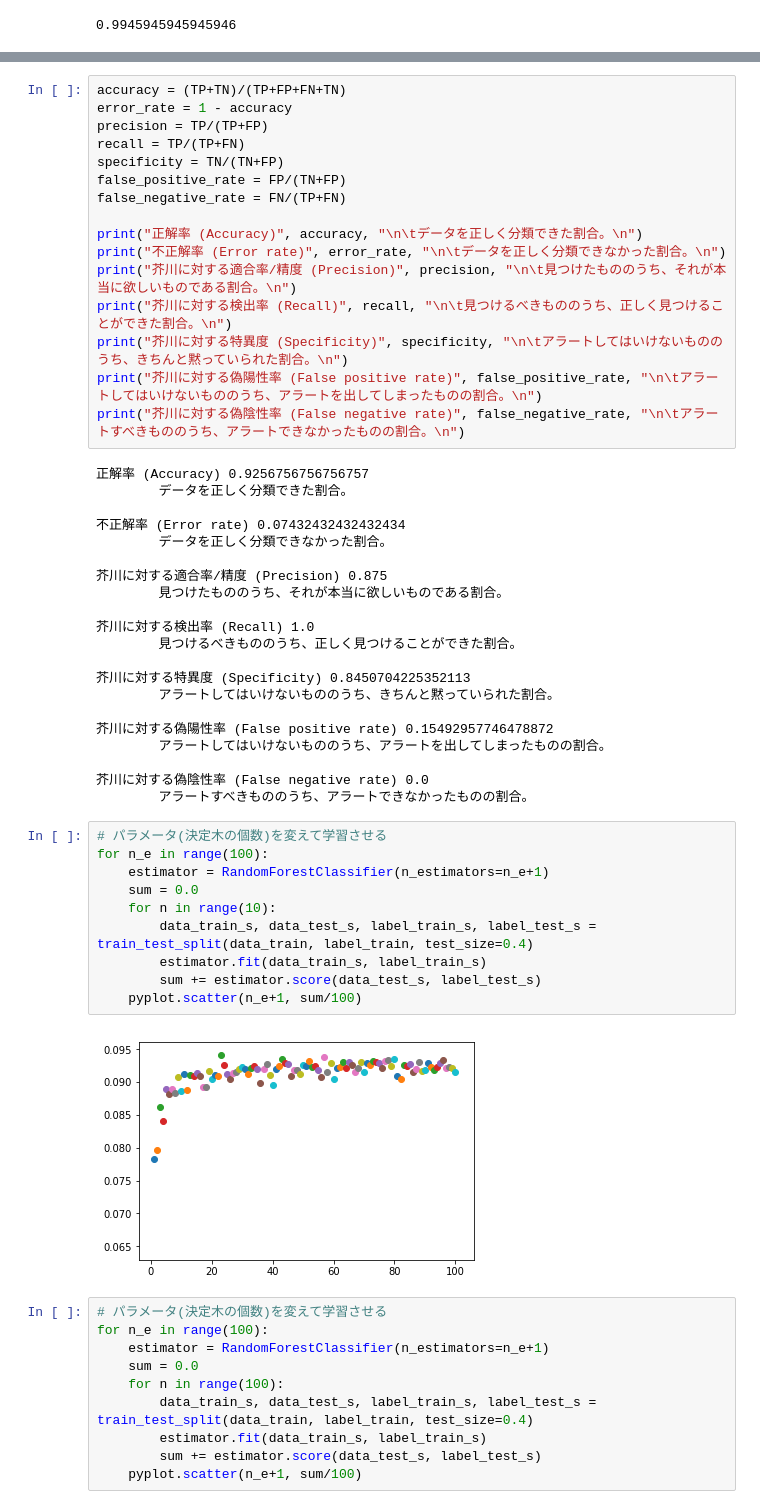
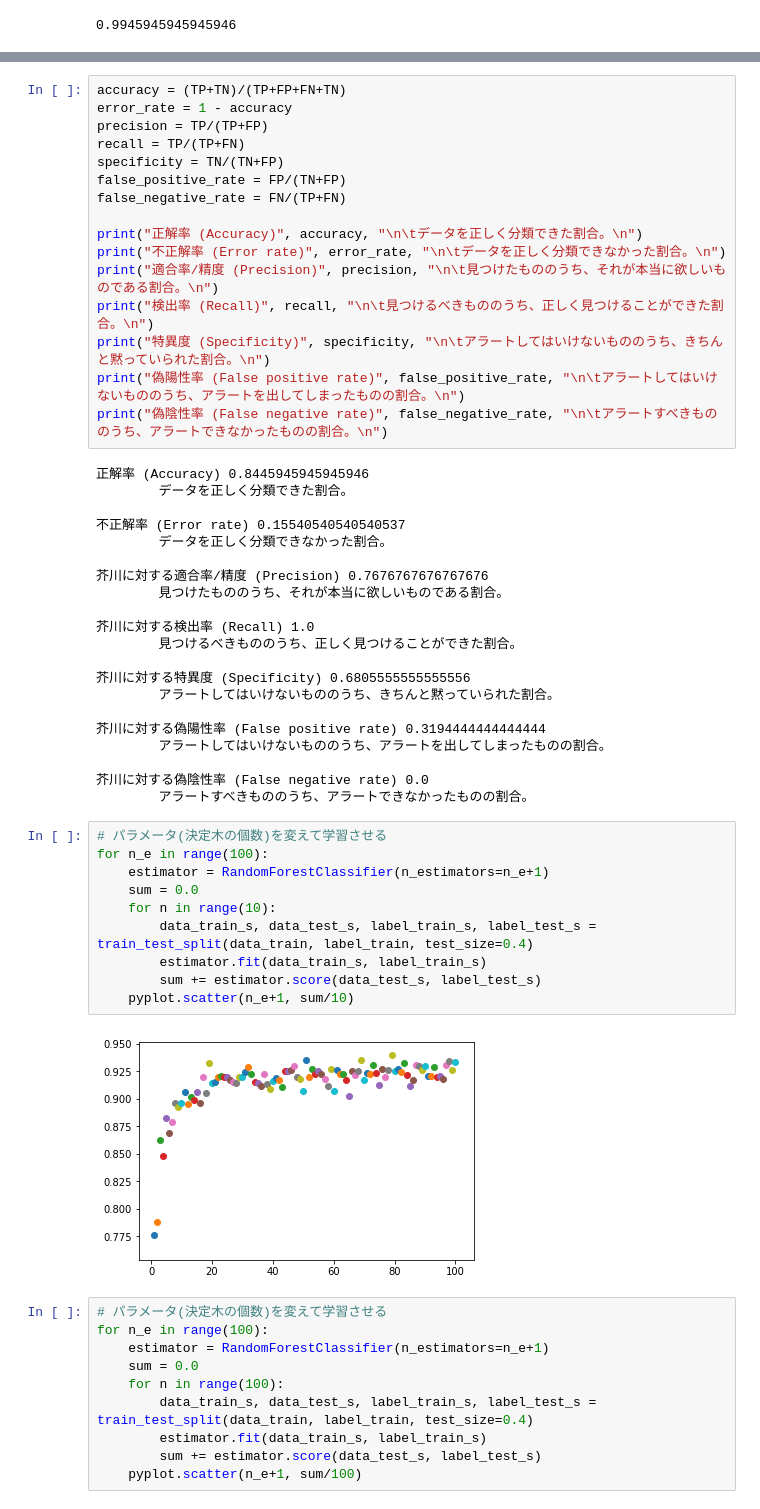
Before and after one commit to KazukiHozumi/eureka_AI, a Jupyter notebook: eureka_AI.ipynb, the cells around one changed output, grey strips where cells are left out. Saved outputs shown, nothing was run; the diff lists cells and outputs as text.

```diff
--- a/eureka_AI.ipynb
+++ b/eureka_AI.ipynb
@@ -145,28 +141,28 @@ false_negative_rate = FN/(TP+FN)
 
 print("正解率 (Accuracy)", accuracy, "\n\tデータを正しく分類できた割合。\n")
 print("不正解率 (Error rate)", error_rate, "\n\tデータを正しく分類できなかった割合。\n")
-print("芥川に対する適合率/精度 (Precision)", precision, "\n\t見つけたもののうち、それが本当に欲しいものである割合。\n")
-print("芥川に対する検出率 (Recall)", recall, "\n\t見つけるべきもののうち、正しく見つけることができた割合。\n")
-print("芥川に対する特異度 (Specificity)", specificity, "\n\tアラートしてはいけないもののうち、きちんと黙っていられた割合。\n")
-print("芥川に対する偽陽性率 (False positive rate)", false_positive_rate, "\n\tアラートしてはいけないもののうち、アラートを出してしまったものの割合。\n")
-print("芥川に対する偽陰性率 (False negative rate)", false_negative_rate, "\n\tアラートすべきもののうち、アラートできなかったものの割合。\n")
+print("適合率/精度 (Precision)", precision, "\n\t見つけたもののうち、それが本当に欲しいものである割合。\n")
+print("検出率 (Recall)", recall, "\n\t見つけるべきもののうち、正しく見つけることができた割合。\n")
+print("特異度 (Specificity)", specificity, "\n\tアラートしてはいけないもののうち、きちんと黙っていられた割合。\n")
+print("偽陽性率 (False positive rate)", false_positive_rate, "\n\tアラートしてはいけないもののうち、アラートを出してしまったものの割合。\n")
+print("偽陰性率 (False negative rate)", false_negative_rate, "\n\tアラートすべきもののうち、アラートできなかったものの割合。\n")
 # %% [output]
-正解率 (Accuracy) 0.9256756756756757
+正解率 (Accuracy) 0.8445945945945946
         データを正しく分類できた割合。
 
-不正解率 (Error rate) 0.07432432432432434
+不正解率 (Error rate) 0.15540540540540537
         データを正しく分類できなかった割合。
 
-芥川に対する適合率/精度 (Precision) 0.875
+芥川に対する適合率/精度 (Precision) 0.7676767676767676
         見つけたもののうち、それが本当に欲しいものである割合。
 
 芥川に対する検出率 (Recall) 1.0
         見つけるべきもののうち、正しく見つけることができた割合。
 
-芥川に対する特異度 (Specificity) 0.8450704225352113
+芥川に対する特異度 (Specificity) 0.6805555555555556
         アラートしてはいけないもののうち、きちんと黙っていられた割合。
 
-芥川に対する偽陽性率 (False positive rate) 0.15492957746478872
+芥川に対する偽陽性率 (False positive rate) 0.3194444444444444
         アラートしてはいけないもののうち、アラートを出してしまったものの割合。
 
 芥川に対する偽陰性率 (False negative rate) 0.0
@@ -174,15 +170,15 @@ print("芥川に対する偽陰性率 (False negative rate)", false_negative_rat
 # %%
 # パラメータ(決定木の個数)を変えて学習させる
 for n_e in range(100):
     estimator = RandomForestClassifier(n_estimators=n_e+1)
     sum = 0.0
     for n in range(10):
         data_train_s, data_test_s, label_train_s, label_test_s = train_test_split(data_train, label_train, test_size=0.4)
         estimator.fit(data_train_s, label_train_s)
         sum += estimator.score(data_test_s, label_test_s)
-    pyplot.scatter(n_e+1, sum/100)
+    pyplot.scatter(n_e+1, sum/10)
 # %% [output]
-[figure, old version]
+[figure, new version]
 # %%
 # パラメータ(決定木の個数)を変えて学習させる
 for n_e in range(100):
```
Also changed, not shown: parts of 5 cells of this notebook.
